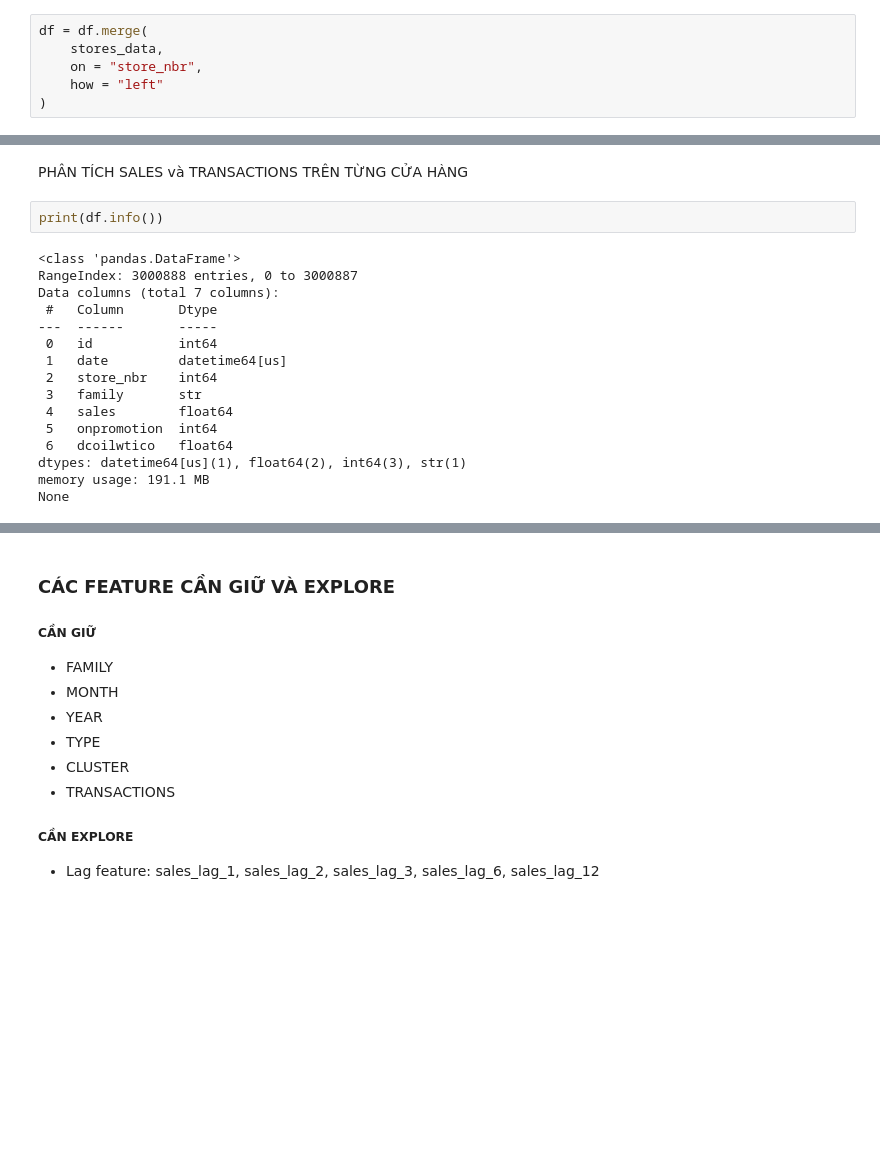
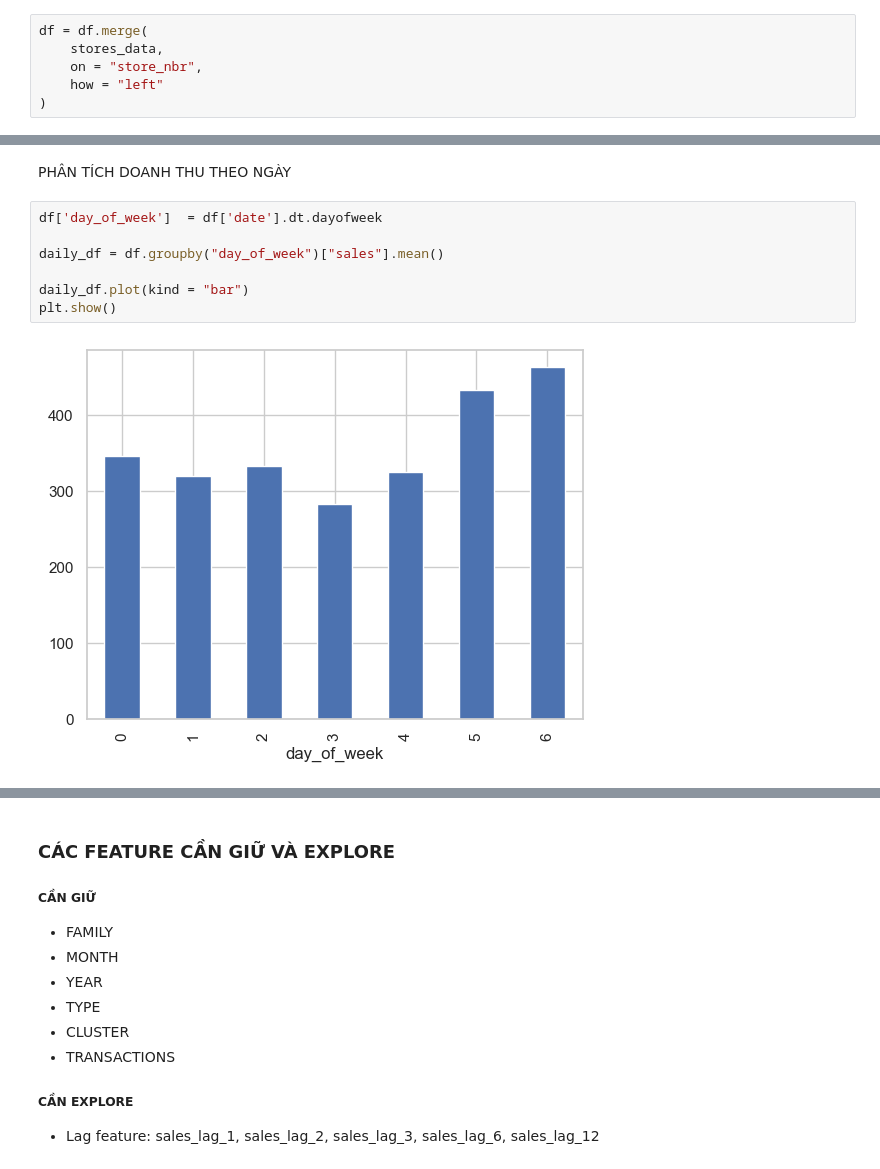
Before and after one commit to AIVIETNAM-AIO-DUC/AIO26-Module1-Team_Level_Up-Store-Sales-Forecasting, a Jupyter notebook: data/analyze.ipynb, the cells around one changed output, grey strips where cells are left out. Drawn from its saved outputs; the diff is of its cells as text; blank space fills up the shorter version.

Commit message:
modified final_data and make dataset on day

```diff
--- a/data/analyze.ipynb
+++ b/data/analyze.ipynb
@@ -363,20 +363,11 @@ plt.show()
-# %% [markdown]
-PHÂN TÍCH SALES và TRANSACTIONS TRÊN TỪNG CỬA HÀNG
-# %%
-print(df.info())
-# %% [output]
-<class 'pandas.DataFrame'>
-RangeIndex: 3000888 entries, 0 to 3000887
-Data columns (total 7 columns):
- #   Column       Dtype
----  ------       -----
- 0   id           int64
- 1   date         datetime64[us]
- 2   store_nbr    int64
- 3   family       str
- 4   sales        float64
- 5   onpromotion  int64
- 6   dcoilwtico   float64
-dtypes: datetime64[us](1), float64(2), int64(3), str(1)
-memory usage: 191.1 MB
-None
+# %% [markdown]
+PHÂN TÍCH DOANH THU THEO NGÀY
+# %%
+df['day_of_week']  = df['date'].dt.dayofweek
+
+daily_df = df.groupby("day_of_week")["sales"].mean()
+
+daily_df.plot(kind = "bar")
+plt.show()
+# %% [output]
+[figure, added]
```
Also changed, not shown: parts of 19 cells of this notebook, 3 other files.
